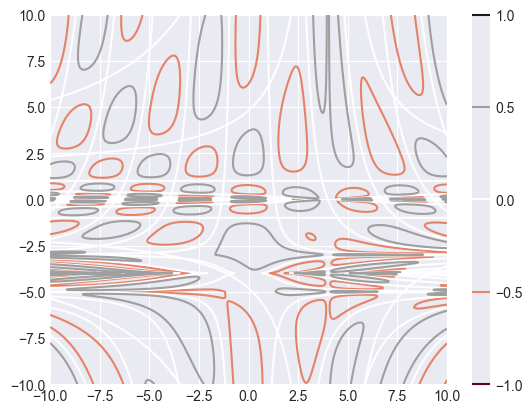
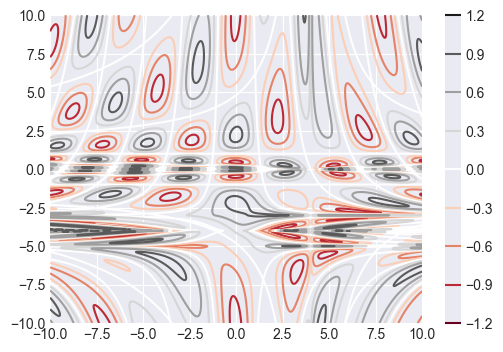
Unified diff of the notebook cell whose output changed from the first chart to the second:
--- before
+++ after
@@ -2,7 +2,8 @@
 y = np.linspace(-10, 10, 1000)
 
-levels = 3
+levels = 6
 X, Y = np.meshgrid(x, y)
 Z = f(X, Y)
+plt.figure(figsize=(6, 4))
 plt.contour(X, Y, Z, levels, cmap='RdGy')
 plt.colorbar()

Commit: fixes